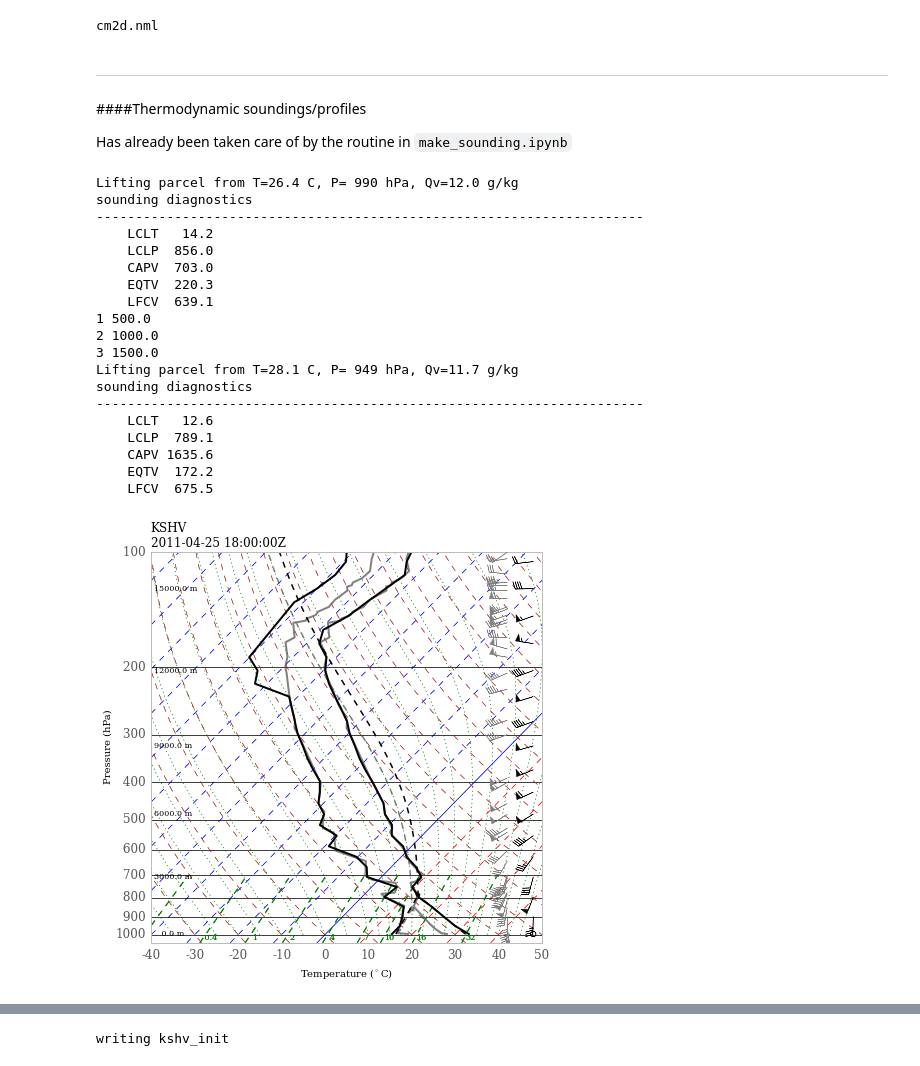
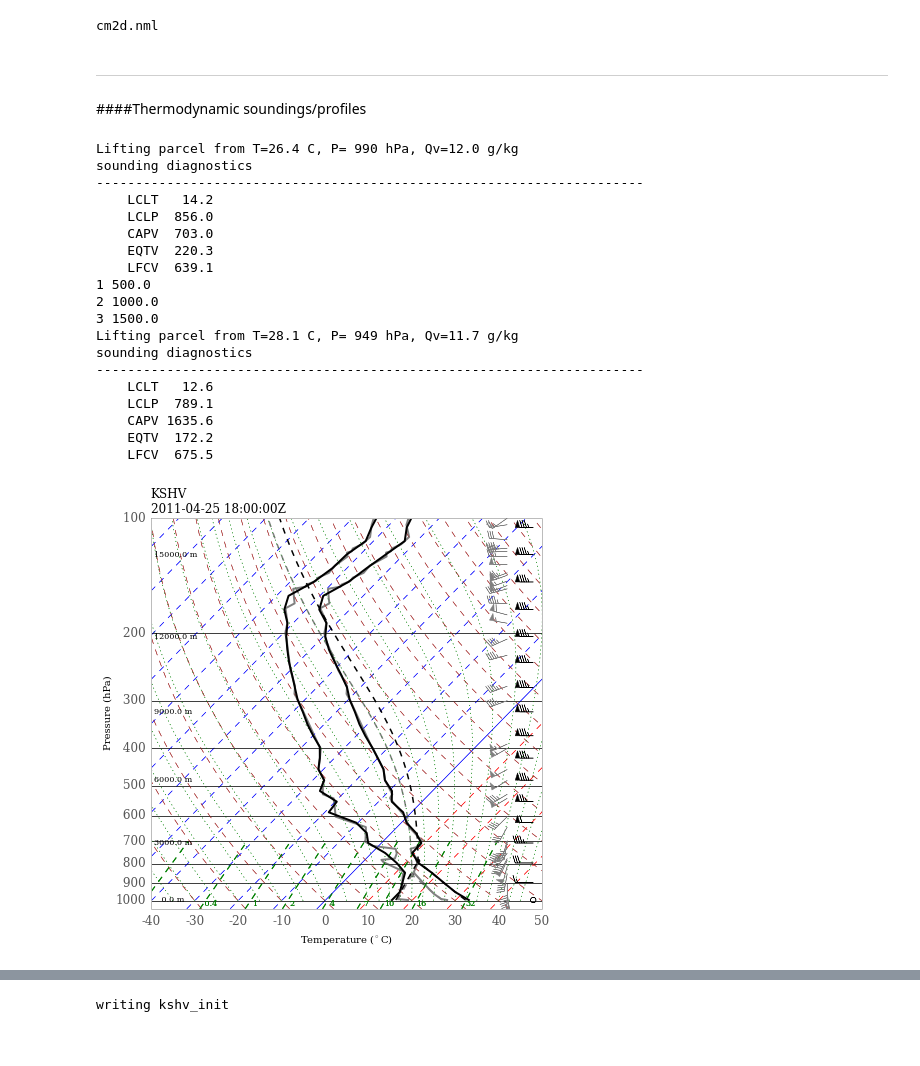
Before and after one commit to darothen/crm-tools, a Jupyter notebook: cases/case2_kshv_20110425_18z/setup_crm_2d.ipynb, the cells around one changed output, grey strips where cells are left out. Cells and saved outputs as stored; diff of their text form; code cells hidden in the pictures.

Commit message:
Added chemistry and profile tweaks to KSHV case

```diff
--- a/cases/case2_kshv_20110425_18z/setup_crm_2d.ipynb
+++ b/cases/case2_kshv_20110425_18z/setup_crm_2d.ipynb
@@ -159,12 +159,10 @@ with open(namelist_fn, "w") as f:
 print namelist_fn
 # %% [output]
 cm2d.nml
-# %% [markdown]
----
-
-####Thermodynamic soundings/profiles
-
-Has already been taken care of by the routine in `make_sounding.ipynb`
+# %% [markdown]
+---
+
+####Thermodynamic soundings/profiles
 # %%
 dx, dy, dz = namelist['dx'], namelist['dy'], namelist['dz']
 sounding = soundings.read_sounding(sounding_filename)
@@ -234,8 +232,8 @@ model_sounding = pd.DataFrame(model_data)
 
 ## MODIFICATIONS TO SOUNDING:
 # 1) Set 0 velocity at surface
-model_sounding.us.ix[0] = 0
-model_sounding.vs.ix[0] = 0
+#model_sounding.us.ix[0] = 0
+#model_sounding.vs.ix[0] = 0
 
 # 2) Reset the surface td/qv to match the layers above
 model_sounding.mixing_ratio.ix[0] = model_sounding.mixing_ratio.ix[1]
@@ -253,6 +251,7 @@ model_sounding.temperature.ix[:i-1] = t_new
 
 
 # 4) Reduce water vapor above tropopause
+'''
 #print model_sounding[["pressure", "qv", "height"]]
 above_trop = model_sounding["height"] > 11000
 model_sounding.mixing_ratio[above_trop] = model_sounding.mixing_ratio[above_trop]*0.35
@@ -261,37 +260,72 @@ model_sounding.dewpoint[above_trop] = soundings.calc_dewpoint( \
                                         model_sounding.pressure[above_trop],
                                         model_sounding.mixing_ratio[above_trop]*1e-3)
 #print model_sounding[["pressure", "qv", "height"]]
+'''
+
+# 5) There's a discontinuity in the water vapor profile between
+# 1.5 and 3.0 km. Smooth it out by fixing the qv mixing ratio to decrease
+# linearly with height between these altitudes.
+layer = (model_sounding.height >= 1500.) & (model_sounding.height <= 3000.)
+qv_layer = model_sounding.mixing_ratio[layer]
+
+slope = (qv_layer.values[-1] - qv_layer.values[0])/(len(qv_layer)-1)
+for i in xrange(1, len(qv_layer)-1):
+    qv_layer.values[i] = qv_layer.values[0] + slope*i
+
+model_sounding.mixing_ratio[layer] = qv_layer
+model_sounding.dewpoint[layer] = soundings.calc_dewpoint( \
+                                   model_sounding.temperature[layer],
+                                   model_sounding.pressure[layer],
+                                   model_sounding.mixing_ratio[layer]*1e-3)
+
+# 6) Try a totally new wind profile, following Rotunno et al (1988)
+z = model_sounding.height.values*1e-3
+
+u_old = model_sounding['us'].copy()
+v_old = model_sounding['vs'].copy()
+
+us = np.zeros_like(z)
+u0 = 0 # m/s
+z_cut = 6.0 # km
+shear = 45. / z_cut # m/s / km
+us[z <= z_cut] = u0 + z[z <= z_cut]*shear
+us[z > z_cut] = 45.
+model_sounding.us = us/0.51444 # calcualted in m/s -> convert to knots
+model_sounding.vs[:] = 0.
+
+###############################
+## Finished with modifications!
 
 soundings.plot_skewt(model_sounding, ax=ax1, first_index=0,
                         lift_parcel=True, plot_winds=True, diags=['CAPE'],
                         T_color='k', Td_color='k', parcel_color='k',
                         barb_loc=48., barb_color='k', label_altitudes=True)
 #ax1.set_xlim(-32)
 
 ## Correct model winds from knots -> m/s
 model_sounding['us'] = model_sounding['us']*0.51444
 model_sounding['vs'] = model_sounding['vs']*0.51444
 
 plt.savefig("initial_sounding.pdf")
 plt.savefig("initial_sounding.png")
 # %% [output]
 Lifting parcel from T=26.4 C, P= 990 hPa, Qv=12.0 g/kg
 sounding diagnostics
 ----------------------------------------------------------------------
     LCLT   14.2
     LCLP  856.0
     CAPV  703.0
     EQTV  220.3
     LFCV  639.1
 1 500.0
 2 1000.0
 3 1500.0
 Lifting parcel from T=28.1 C, P= 949 hPa, Qv=11.7 g/kg
 sounding diagnostics
 ----------------------------------------------------------------------
     LCLT   12.6
     LCLP  789.1
     CAPV 1635.6
     EQTV  172.2
     LFCV  675.5
-[figure, old version]
+[figure, new version]
```
Also changed, not shown: parts of 3 cells of this notebook, 1 other file.
